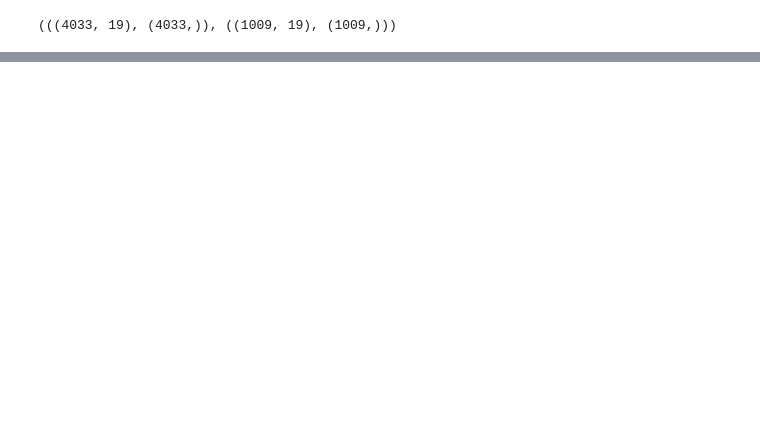
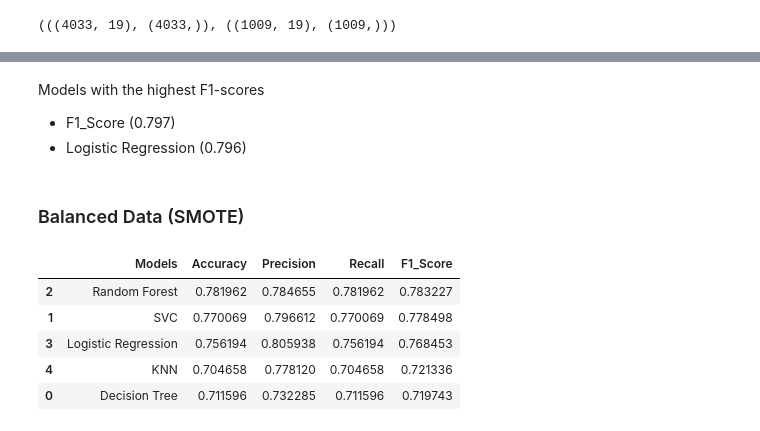
Before and after one commit to briansiaw5/Customer_Churn_ML_Prediction, a Jupyter notebook: main.ipynb, the cells around one changed output, grey strips where cells are left out. Cells and saved outputs as stored; diff of their text form; code cells hidden in the pictures; blank space fills up the shorter version.

Commit message:
machine learning (balanced)

```diff
--- a/main.ipynb
+++ b/main.ipynb
@@ -1341,0 +1359,12 @@ memory usage: 277.3 KB
+# %%
+numeric_pipeline= Pipeline(steps=[
+('num_impute', SimpleImputer(strategy='median')),
+('scalar', RobustScaler()),
+('power-transformer', PowerTransformer(method='yeo-johnson'))
+])
+categorical_pipeline= Pipeline(steps=[
+('cat_impute', SimpleImputer(strategy= 'most_frequent')), ('encoder', OneHotEncoder(handle_unknown='ignore'))
+])
+preprocessor= ColumnTransformer(transformers=[
+('num_pipeline', numeric_pipeline, x_num), ('cat_pipeline', categorical_pipeline, x_cat)
+])
@@ -1341,0 +1442,55 @@ memory usage: 277.3 KB
+# %% [markdown]
+Models with the highest F1-scores
+- F1_Score (0.797)
+- Logistic Regression (0.796)
+# %% [markdown]
+### Balanced Data (SMOTE)
+# %%
+# Initialize an empty DataFrame to store the evaluation metrics
+balanced_table = pd.DataFrame(columns=['Models', 'Accuracy', 'Precision', 'Recall', 'F1_Score'])
+
+# Initialize an empty dictionary to store the pipelines
+balanced_pipeline = {}
+
+# Loop through each model and evaluate
+for model_name, classifier in models:
+    # Create a pipeline with preprocessing and the classifier
+    pipeline = imbPipeline(steps=[
+        ('preprocessor', preprocessor),
+        ('over-sampler', SMOTE(random_state=42)),
+        ('classifier', classifier)
+    ])
+
+    # Fit the pipeline on the training data
+    pipeline.fit(x_train, y_train_encoded)
+
+    # Predict on the evaluation data
+    y_pred = pipeline.predict(x_eval)
+
+    # Get classification report as a dictionary
+    balanced_metrics = classification_report(y_eval_encoded, y_pred, output_dict=True)
+
+    # Extract required metrics
+    accuracy = balanced_metrics['accuracy']
+    precision = balanced_metrics['weighted avg']['precision']
+    recall = balanced_metrics['weighted avg']['recall']
+    f1 = balanced_metrics['weighted avg']['f1-score']
+
+    # Append metrics to the DataFrame
+    balanced_table.loc[len(balanced_table)] = [model_name, accuracy, precision, recall, f1]
+
+    # Store the pipeline in the dictionary
+    balanced_pipeline[model_name] = pipeline
+
+# Sort the DataFrame by F1_Score in descending order
+balanced_table.sort_values(by="F1_Score", ascending=False, inplace=True)
+
+# Display the sorted DataFrame
+balanced_table
+# %% [output]
+|  | Models | Accuracy | Precision | Recall | F1_Score |
+| 2 | Random Forest | 0.781962 | 0.784655 | 0.781962 | 0.783227 |
+| 1 | SVC | 0.770069 | 0.796612 | 0.770069 | 0.778498 |
+| 3 | Logistic Regression | 0.756194 | 0.805938 | 0.756194 | 0.768453 |
+| 4 | KNN | 0.704658 | 0.778120 | 0.704658 | 0.721336 |
+| 0 | Decision Tree | 0.711596 | 0.732285 | 0.711596 | 0.719743 |
```
Also changed, not shown: parts of 18 cells of this notebook.
